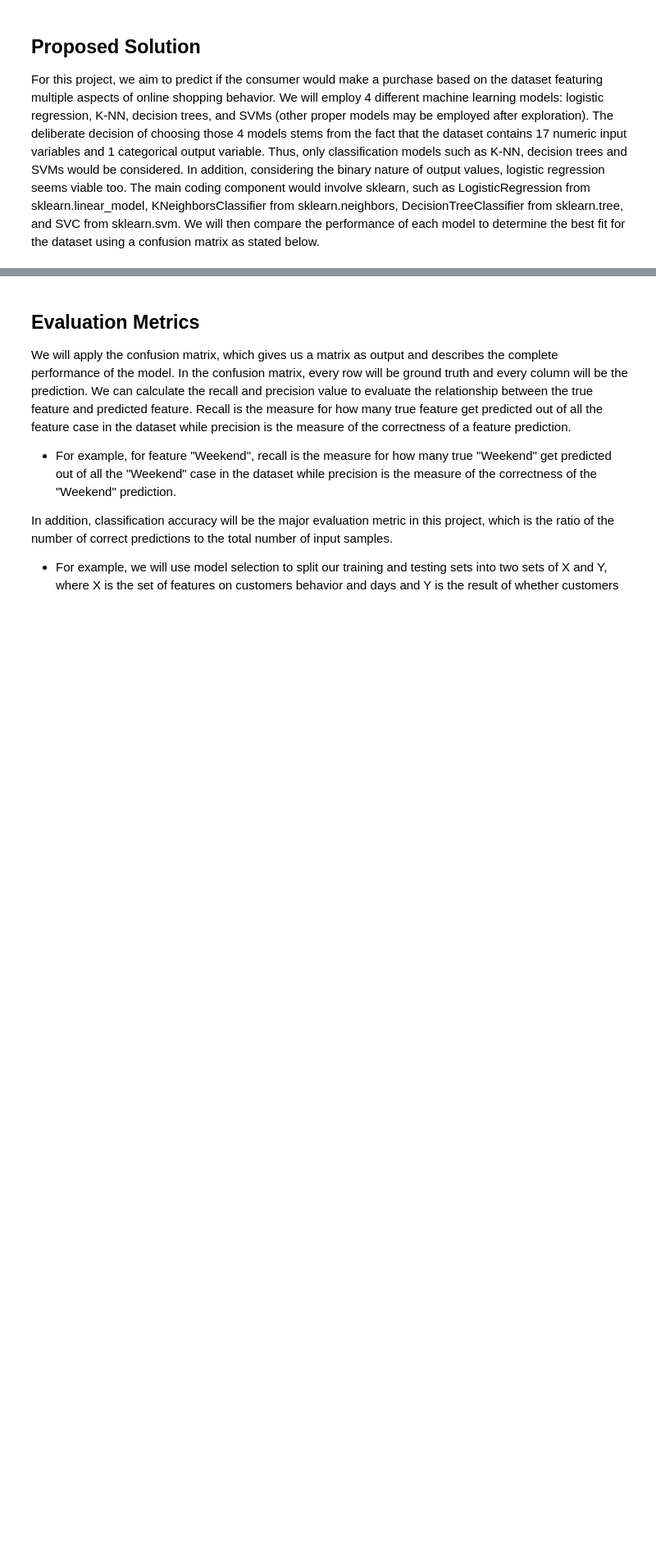
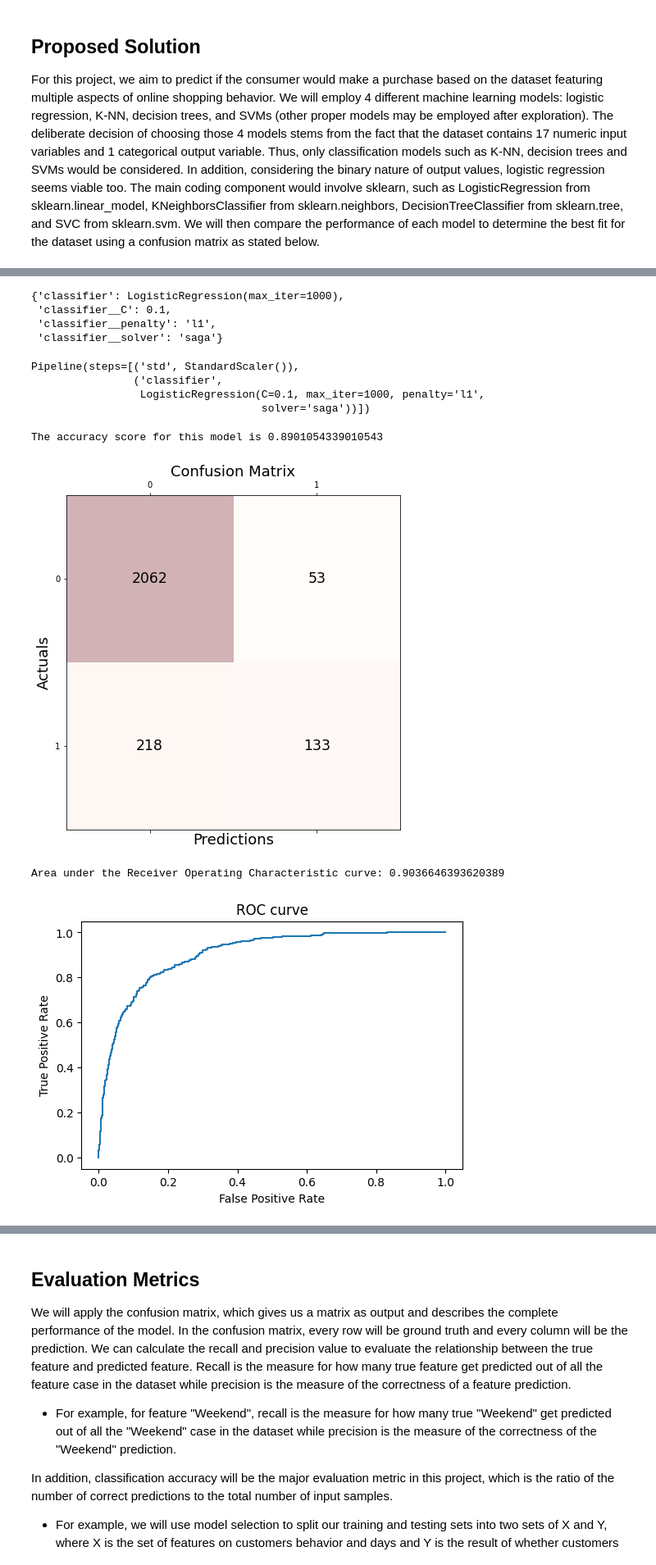
Before and after one commit to COGS118A/Group014-Sp22, a Jupyter notebook: Checkpoint_group014.ipynb, the cells around one changed output, grey strips where cells are left out. Shown at 82% size. Cells and saved outputs as stored; diff of their text form; code cells hidden in the pictures; blank space fills up the shorter version.

```diff
--- a/Checkpoint_group014.ipynb
+++ b/Checkpoint_group014.ipynb
@@ -181,0 +293,52 @@ For this project, we aim to predict if the consumer would make a purchase based
+# %%
+#Get the model with highest accuracy from grid search
+p_accu = best_model.cv_results_['params'][ np.argmin(best_model.cv_results_['rank_test_accuracy']) ]
+p_accu
+# %% [output]
+{'classifier': LogisticRegression(max_iter=1000),
+ 'classifier__C': 0.1,
+ 'classifier__penalty': 'l1',
+ 'classifier__solver': 'saga'}
+# %%
+pipe.set_params(**p_accu)
+# %% [output]
+Pipeline(steps=[('std', StandardScaler()),
+                ('classifier',
+                 LogisticRegression(C=0.1, max_iter=1000, penalty='l1',
+                                    solver='saga'))])
+# %%
+clf = pipe.fit(X_train, y_train)
+y_pred = clf.predict(X_test)
+score = clf.score(X_test, y_test)
+print("The accuracy score for this model is", score)
+cm = metrics.confusion_matrix(y_test, y_pred)
+
+fig, ax = plt.subplots(figsize=(7.5, 7.5))
+ax.matshow(cm, cmap=plt.cm.Reds, alpha=0.3)
+for i in range(cm.shape[0]):
+    for j in range(cm.shape[1]):
+        ax.text(x=j, y=i,s=cm[i, j], va='center', ha='center', size='xx-large')
+
+plt.xlabel('Predictions', fontsize=18)
+plt.ylabel('Actuals', fontsize=18)
+plt.title('Confusion Matrix', fontsize=18)
+plt.show()
+
+fpr = roc_curve(y_test, clf.predict_proba(X_test)[:,1])[0]  # false positive rate
+tpr = roc_curve(y_test, clf.predict_proba(X_test)[:,1])[1]  # true positive rate
+roc_auc = roc_auc_score(y_test, clf.predict_proba(X_test)[:,1])
+
+# plotting the ROC curve
+plt.figure(dpi=100)
+plt.plot(fpr, tpr)
+plt.title('ROC curve')
+plt.xlabel('False Positive Rate')
+plt.ylabel('True Positive Rate')
+
+print('Area under the Receiver Operating Characteristic curve:',
+      roc_auc)
+# %% [output]
+The accuracy score for this model is 0.8901054339010543
+[figure, added]
+Area under the Receiver Operating Characteristic curve: 0.9036646393620389
+[figure, added]
```
Also changed, not shown: parts of 12 cells of this notebook.
